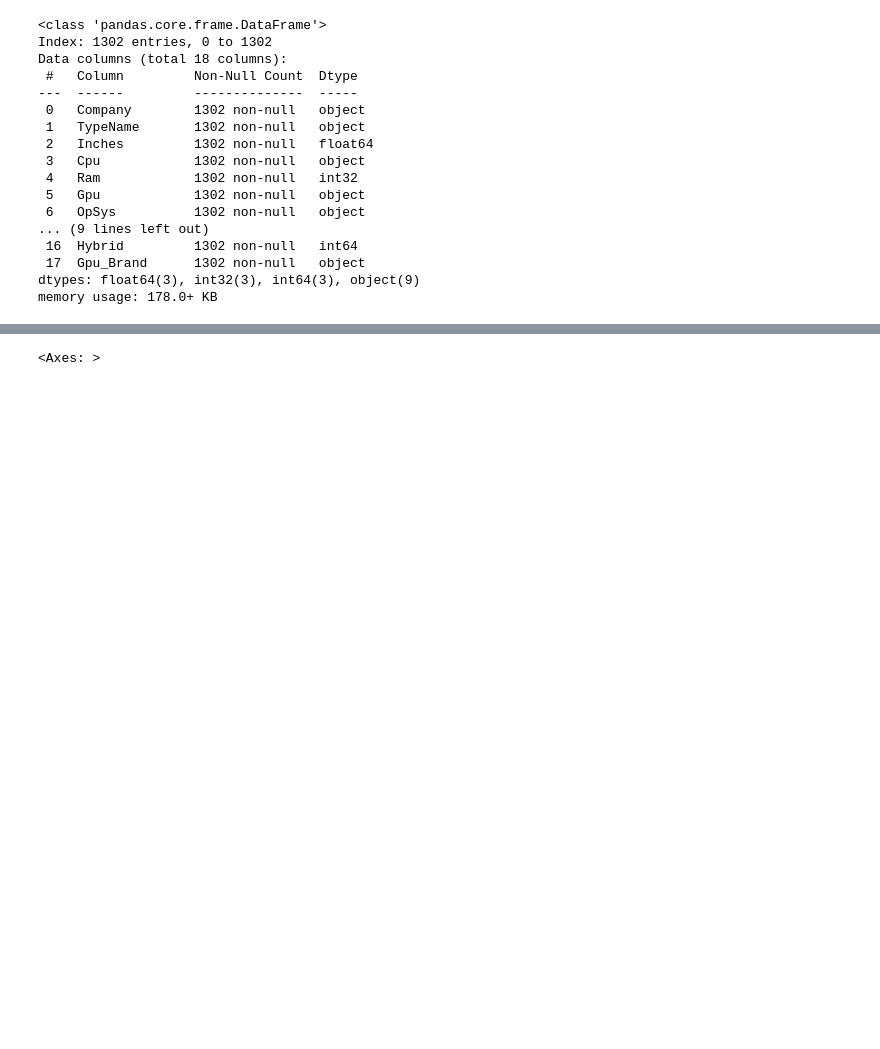
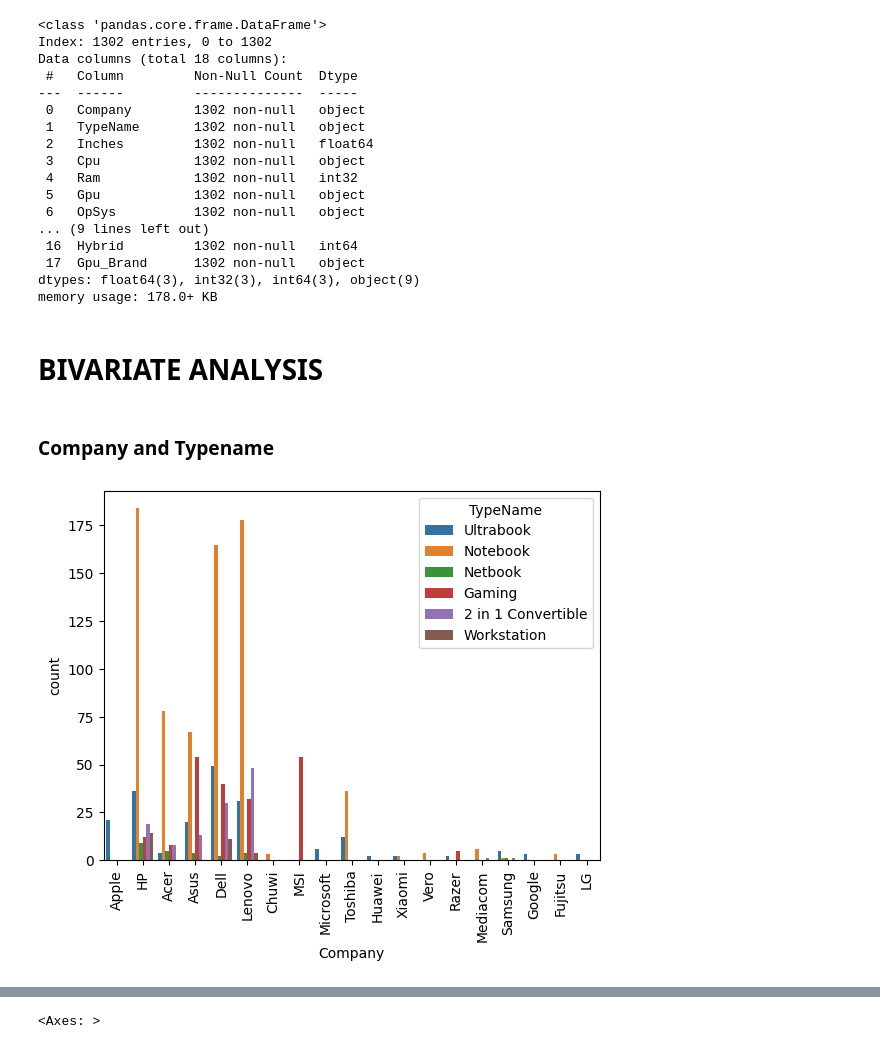
Before and after one commit to arnavjain2/Laptop_price_predictor, a Jupyter notebook: laptop price predictor/laptop.ipynb, the cells around one changed output, grey strips where cells are left out. Drawn from its saved outputs; the diff is of its cells as text; code cells hidden in the pictures; blank space fills up the shorter version.

```diff
--- a/laptop price predictor/laptop.ipynb
+++ b/laptop price predictor/laptop.ipynb
@@ -381,3 +381,18 @@ memory usage: 178.0+ KB
 df['HDD'] = df['HDD'].astype(int)
 df['SSD'] = df['SSD'].astype(int)
 df['Flash_Storage'] = df['Flash_Storage'].astype(int)
+# %% [markdown]
+# BIVARIATE ANALYSIS
+# %% [markdown]
+### Company and Typename
+# %%
+sns.countplot(x=df['Company'] , hue=df['TypeName'])
+plt.xticks(rotation='vertical')
+plt.show()
+# HP is the biggedt producer of Notebook and Netbook
+# Dell is the biigest producer of ultrabook amd workstation
+# MSI is the biigest producer of Gaming laptop
+# Lenevo is the bigest producer of 2 in 1 convertible
+# Workstation is the least produced type
+# %% [output]
+[figure, added]
```
Also changed, not shown: parts of 28 cells of this notebook, 1 other file.
